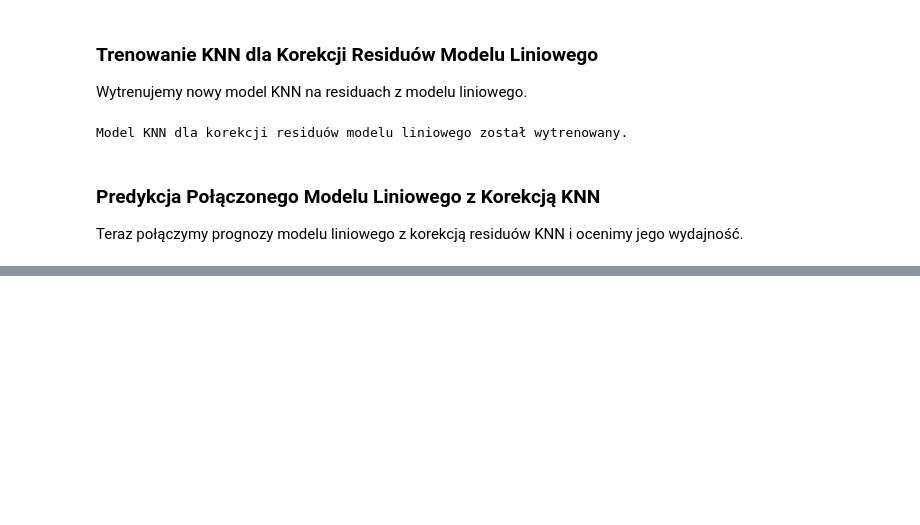
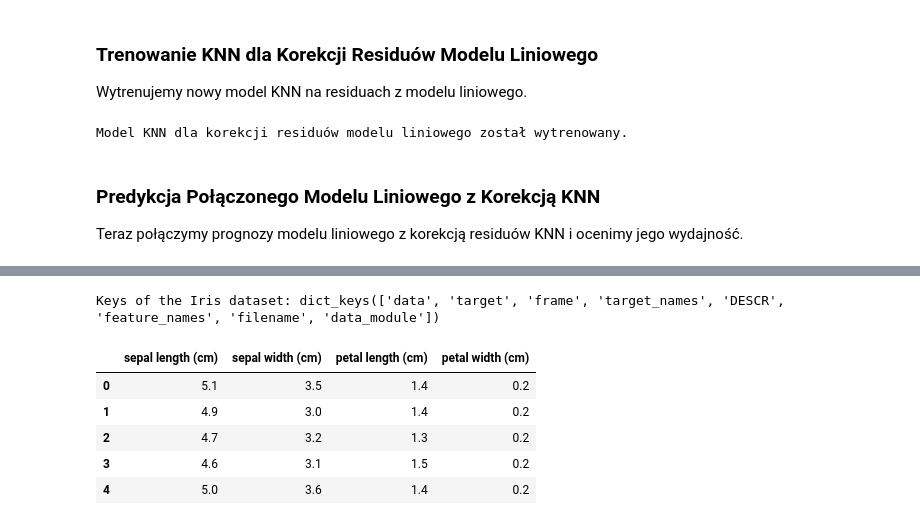
Before and after one commit to piwmat/test, a Jupyter notebook: Untitled1.ipynb, the cells around one changed output, grey strips where cells are left out. Drawn from its saved outputs; the diff is of its cells as text; code cells hidden in the pictures; blank space fills up the shorter version.

```diff
--- a/Untitled1.ipynb
+++ b/Untitled1.ipynb
@@ -490,0 +482,21 @@ Podstawiając te wartości, otrzymujemy konkretny wzór dla naszego modelu. W na
+# %%
+from sklearn import datasets
+
+# Load the Iris dataset as an example
+iris = datasets.load_iris()
+
+# Print the keys of the dataset to see what it contains
+print("Keys of the Iris dataset:", iris.keys())
+
+# Display the first few rows of the data
+import pandas as pd
+df_iris = pd.DataFrame(iris.data, columns=iris.feature_names)
+display(df_iris.head())
+# %% [output]
+Keys of the Iris dataset: dict_keys(['data', 'target', 'frame', 'target_names', 'DESCR', 'feature_names', 'filename', 'data_module'])
+|  | sepal length (cm) | sepal width (cm) | petal length (cm) | petal width (cm) |
+| 0 | 5.1 | 3.5 | 1.4 | 0.2 |
+| 1 | 4.9 | 3.0 | 1.4 | 0.2 |
+| 2 | 4.7 | 3.2 | 1.3 | 0.2 |
+| 3 | 4.6 | 3.1 | 1.5 | 0.2 |
+| 4 | 5.0 | 3.6 | 1.4 | 0.2 |
```
Also changed, not shown: parts of 21 cells of this notebook.
